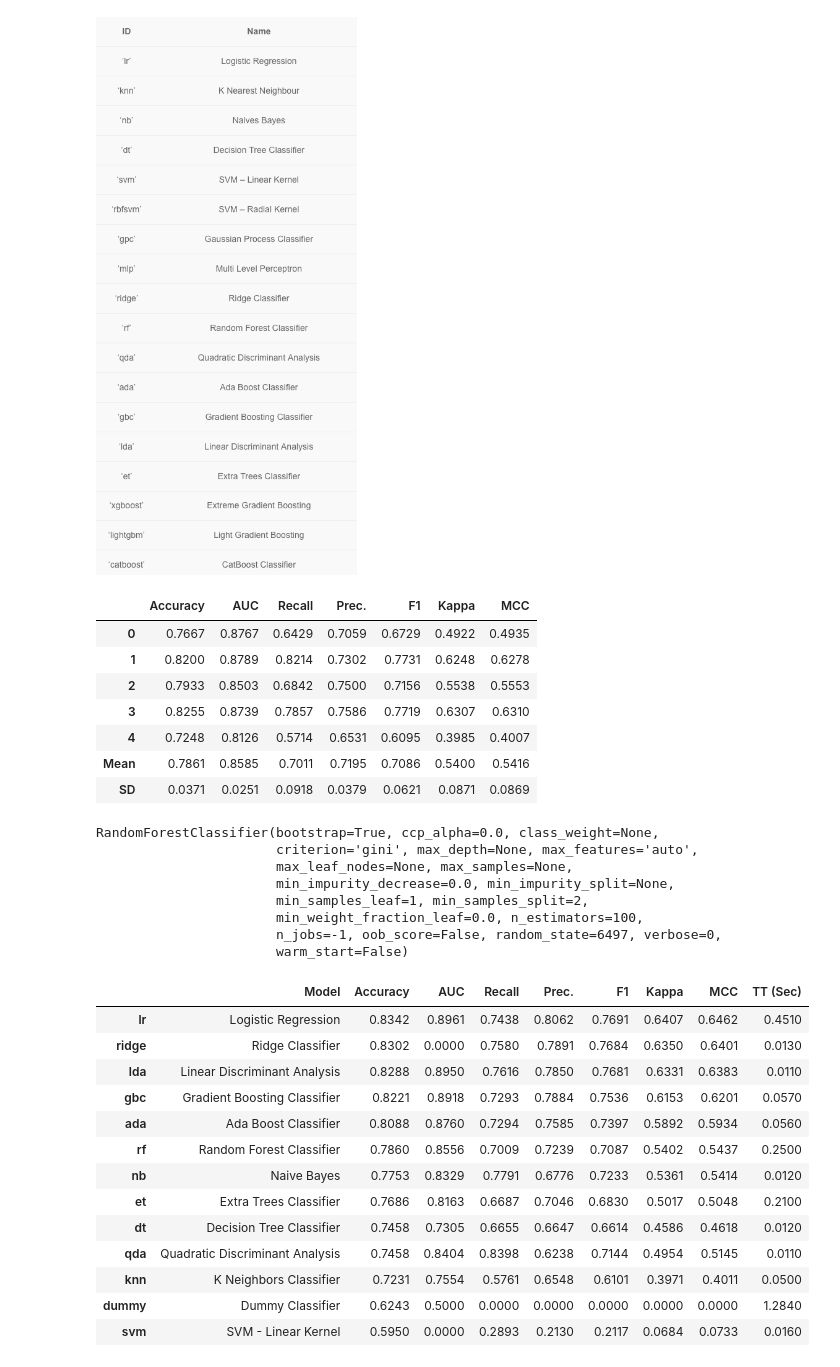
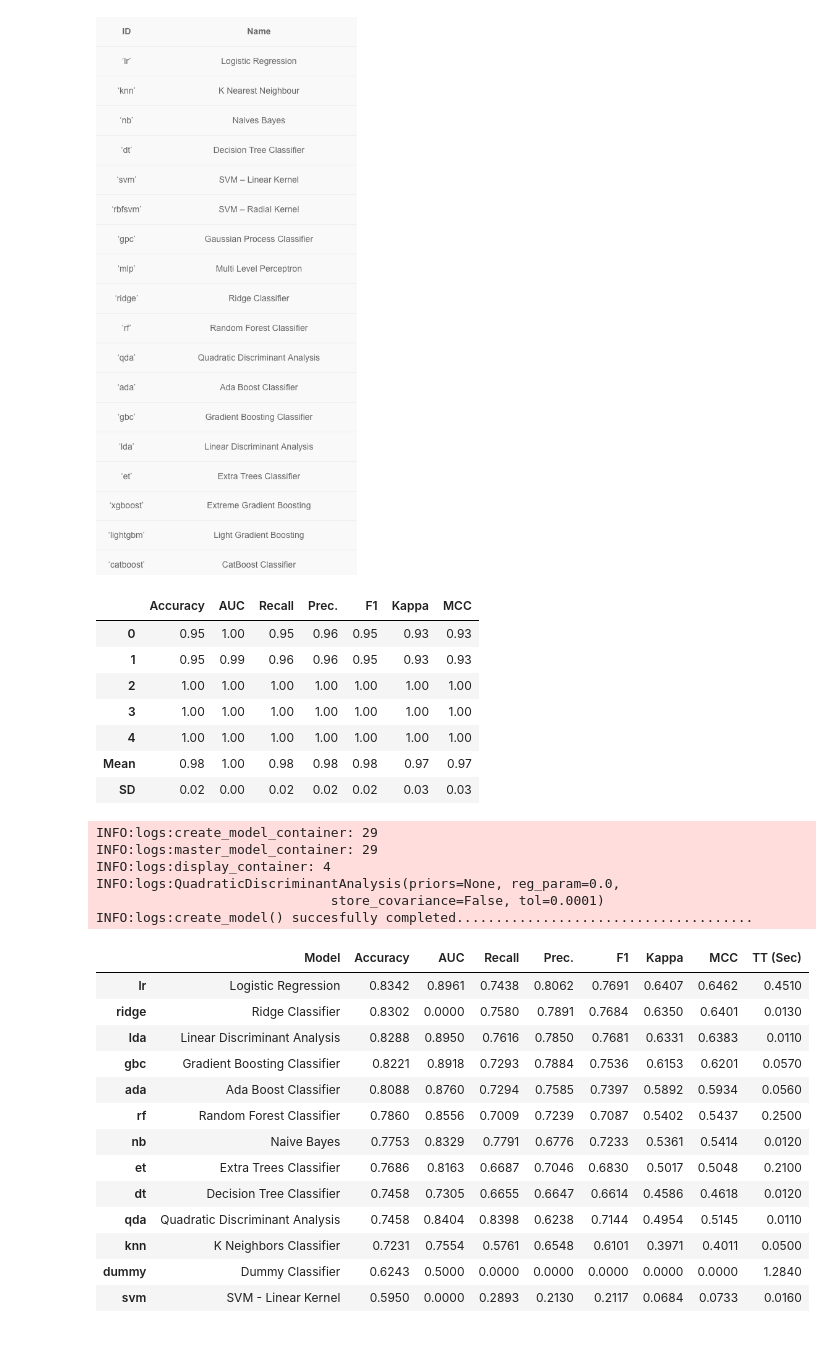
Before and after one commit to yoo9519/Data-dev, a Jupyter notebook: algorithm/AutoML.ipynb, the cells around one changed output. Saved outputs shown, nothing was run; the diff lists cells and outputs as text; code cells hidden in the pictures.

Commit message:
AutoML Project commit

```diff
--- a/algorithm/AutoML.ipynb
+++ b/algorithm/AutoML.ipynb
@@ -38,26 +4,25 @@ from IPython.display import Image
 Image('/Users/yoo/Data-dev/algorithm/AutoML_Model.png')
 # %% [output]
 [figure]
-# %%
-rf = create_model('rf', fold=5)
-rf
-# %% [output]
-|  | Accuracy | AUC | Recall | Prec. | F1 | Kappa | MCC |
-| 0 | 0.7667 | 0.8767 | 0.6429 | 0.7059 | 0.6729 | 0.4922 | 0.4935 |
-| 1 | 0.8200 | 0.8789 | 0.8214 | 0.7302 | 0.7731 | 0.6248 | 0.6278 |
-| 2 | 0.7933 | 0.8503 | 0.6842 | 0.7500 | 0.7156 | 0.5538 | 0.5553 |
-| 3 | 0.8255 | 0.8739 | 0.7857 | 0.7586 | 0.7719 | 0.6307 | 0.6310 |
-| 4 | 0.7248 | 0.8126 | 0.5714 | 0.6531 | 0.6095 | 0.3985 | 0.4007 |
-| Mean | 0.7861 | 0.8585 | 0.7011 | 0.7195 | 0.7086 | 0.5400 | 0.5416 |
-| SD | 0.0371 | 0.0251 | 0.0918 | 0.0379 | 0.0621 | 0.0871 | 0.0869 |
-RandomForestClassifier(bootstrap=True, ccp_alpha=0.0, class_weight=None,
-                       criterion='gini', max_depth=None, max_features='auto',
-                       max_leaf_nodes=None, max_samples=None,
-                       min_impurity_decrease=0.0, min_impurity_split=None,
-                       min_samples_leaf=1, min_samples_split=2,
-                       min_weight_fraction_leaf=0.0, n_estimators=100,
-                       n_jobs=-1, oob_score=False, random_state=6497, verbose=0,
-                       warm_start=False)
+# %%
+compare_models()
+
+qda = create_model('qda', fold=5, round=2, cross_validation=True)
+# %% [output]
+|  | Accuracy | AUC | Recall | Prec. | F1 | Kappa | MCC |
+| 0 | 0.95 | 1.00 | 0.95 | 0.96 | 0.95 | 0.93 | 0.93 |
+| 1 | 0.95 | 0.99 | 0.96 | 0.96 | 0.95 | 0.93 | 0.93 |
+| 2 | 1.00 | 1.00 | 1.00 | 1.00 | 1.00 | 1.00 | 1.00 |
+| 3 | 1.00 | 1.00 | 1.00 | 1.00 | 1.00 | 1.00 | 1.00 |
+| 4 | 1.00 | 1.00 | 1.00 | 1.00 | 1.00 | 1.00 | 1.00 |
+| Mean | 0.98 | 1.00 | 0.98 | 0.98 | 0.98 | 0.97 | 0.97 |
+| SD | 0.02 | 0.00 | 0.02 | 0.02 | 0.02 | 0.03 | 0.03 |
+INFO:logs:create_model_container: 29
+INFO:logs:master_model_container: 29
+INFO:logs:display_container: 4
+INFO:logs:QuadraticDiscriminantAnalysis(priors=None, reg_param=0.0,
+                              store_covariance=False, tol=0.0001)
+INFO:logs:create_model() succesfully completed......................................
 # %%
 # Comparison All Machine Learning Model - Pycaret
 
```
Also changed, not shown: parts of 1 cell of this notebook, 1 other file.
